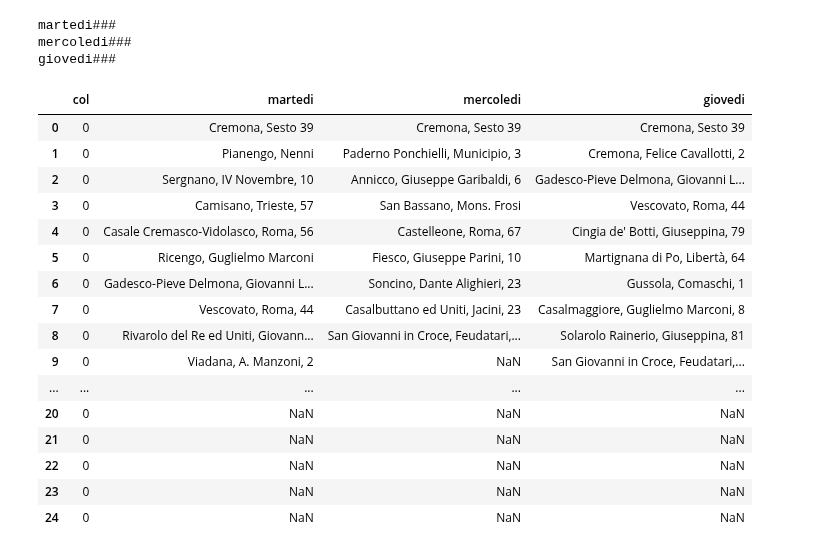
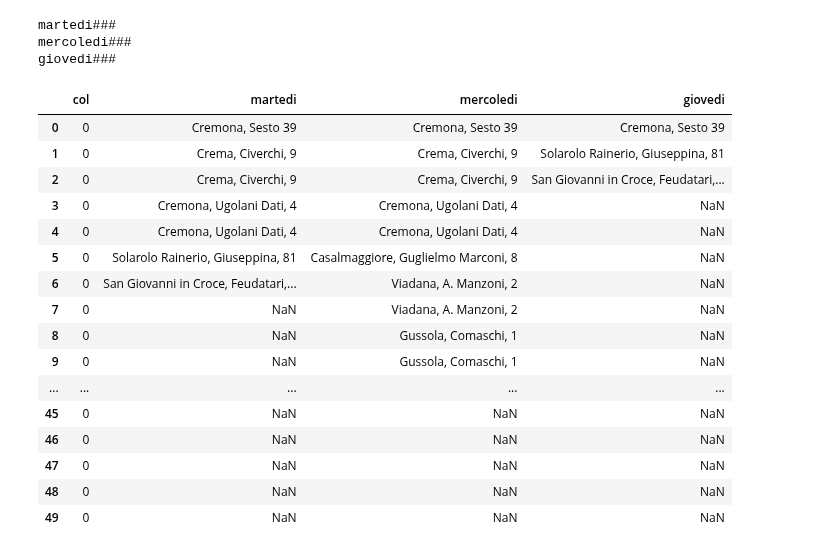
Before and after one commit to MassimoCavagna/Bachelor-Thesis, a Jupyter notebook: Algoritmi/multi-vehicle local search.ipynb, the cells around one changed output. Saved outputs shown, nothing was run; the diff lists cells and outputs as text; code cells hidden in the pictures.

```diff
--- a/Algoritmi/multi-vehicle local search.ipynb
+++ b/Algoritmi/multi-vehicle local search.ipynb
@@ -96,7 +96,7 @@ def get_best_improvement(curr_day, from_vehicle, to_vehicle, best_improvement, b
 
         #If there's an improvement we update "best" variables, in other case we skip to next day
         #print(local_improvement)
-        if local_improvement<0:
+        if local_improvement=="":
             continue
         elif local_improvement>best_improvement:
             best_improvement = local_improvement
@@ -112,7 +112,7 @@ def get_best_improvement(curr_day, from_vehicle, to_vehicle, best_improvement, b
 #in the other day/veichle routing lists.
 #The location will be moved only if the improvement is positive
 #In case of different positive improvement we move in the higher
-pudding = 25
+pudding = 50
 week = ["lunedi", "martedi", "mercoledi", "giovedi", "venerdi"]
 short_week = ["martedi", "mercoledi", "giovedi"]
 fur1_copy = pd.DataFrame({})
@@ -148,7 +148,7 @@ for day in week:
         best_improvement, best_day, best_vehicle, best_idx = get_best_improvement(day, 1, 2, best_improvement, best_day, best_vehicle, best_idx, to_insert, curr_from_list, fur1_copy, fur2_copy)
 
         #If best_day isn't modified where isn't an improvement for every day/veichle
-        if(best_day==""):
+        if(best_improvement==-1000):
             continue
         else:
             #Remove from origin list and insert into target list
@@ -157,6 +157,7 @@ for day in week:
             if(best_vehicle==1):
                 #print(f"{to_insert} miglioramento veicolo 1 a {best_day}")
                 temp_list = list(fur1_copy[best_day].dropna())
+                temp_list.insert(best_idx, to_insert)
                 #temp_list.append("Ostiano, Mazzini, 1")
                 padding = pd.Series([np.nan]*(pudding-len(temp_list)))
                 temp_list = pd.concat([pd.Series(temp_list), padding], ignore_index=True)
@@ -205,7 +226,7 @@ venerdi###
 #in the other day/veichle routing lists.
 #The location will be moved only if the improvement is positive
 #In case of different positive improvement we move in the higher
-pudding = 25
+pudding = 50
 
 for day in short_week:
     #day="lunedi"
@@ -233,52 +254,54 @@ for day in short_week:
         best_improvement, best_day, best_veichle, best_idx = get_best_improvement(day, 2, 2, best_improvement, best_day, best_veichle, best_idx, to_insert, curr_from_list, fur1_copy, fur2_copy)
 
         #If best_day isn't modified where isn't an improvement for every day/veichle
-        if(best_day==""):
+        if(best_improvement==-1000):
             continue
         else:
             #Remove from origin list and insert into target list
             curr_from_list.remove(to_insert)
 
             if(best_veichle==1):
                 #print(f"{to_insert} miglioramento veicolo 1 a {best_day}")
                 temp_list = list(fur1_copy[best_day].dropna())
+                temp_list.insert(best_idx, to_insert)
                 #temp_list.append("Ostiano, Mazzini, 1")
                 padding = pd.Series([np.nan]*(pudding-len(temp_list)))
                 temp_list = pd.concat([pd.Series(temp_list), padding], ignore_index=True)
                 #fur1_copy[best_day] = fur1_copy[best_day].replace(list(fur1_copy[best_day]), temp_list)
                 fur1_copy[best_day] = pd.Series(temp_list).values
 
             elif(best_veichle==2):
                 #print(f"{to_insert} miglioramento veicolo 2 a {best_day}")
                 temp_list = list(fur2_copy[best_day].dropna())
                 temp_list.insert(best_idx, to_insert)
+                temp_list.insert(best_idx, to_insert)
                 #temp_list.append("Ostiano, Mazzini, 1")
                 padding = pd.Series([np.nan]*(pudding-len(temp_list)))
                 temp_list = pd.concat([pd.Series(temp_list), padding], ignore_index=True)
                 #fur2_copy[best_day] =  fur2_copy[best_day].replace(list(fur2_copy[best_day]), temp_list)
                 fur2_copy[best_day] = pd.Series(temp_list).values
     padding = pd.Series([np.nan]*(pudding-len(curr_from_list)))
     curr_from_list = pd.concat([pd.Series(curr_from_list), padding], ignore_index=True)
     fur2_copy[day] = pd.Series(curr_from_list).values
 fur2_copy
 # %% [output]
 martedi###
 mercoledi###
 giovedi###
 |  | col | martedi | mercoledi | giovedi |
 | 0 | 0 | Cremona, Sesto 39 | Cremona, Sesto 39 | Cremona, Sesto 39 |
-| 1 | 0 | Pianengo, Nenni | Paderno Ponchielli, Municipio, 3 | Cremona, Felice Cavallotti, 2 |
-| 2 | 0 | Sergnano, IV Novembre, 10 | Annicco, Giuseppe Garibaldi, 6 | Gadesco-Pieve Delmona, Giovanni L... |
-| 3 | 0 | Camisano, Trieste, 57 | San Bassano, Mons. Frosi | Vescovato, Roma, 44 |
-| 4 | 0 | Casale Cremasco-Vidolasco, Roma, 56 | Castelleone, Roma, 67 | Cingia de' Botti, Giuseppina, 79 |
-| 5 | 0 | Ricengo, Guglielmo Marconi | Fiesco, Giuseppe Parini, 10 | Martignana di Po, Libertà, 64 |
-| 6 | 0 | Gadesco-Pieve Delmona, Giovanni L... | Soncino, Dante Alighieri, 23 | Gussola, Comaschi, 1 |
-| 7 | 0 | Vescovato, Roma, 44 | Casalbuttano ed Uniti, Jacini, 23 | Casalmaggiore, Guglielmo Marconi, 8 |
-| 8 | 0 | Rivarolo del Re ed Uniti, Giovann... | San Giovanni in Croce, Feudatari,... | Solarolo Rainerio, Giuseppina, 81 |
-| 9 | 0 | Viadana, A. Manzoni, 2 | NaN | San Giovanni in Croce, Feudatari,... |
+| 1 | 0 | Crema, Civerchi, 9 | Crema, Civerchi, 9 | Solarolo Rainerio, Giuseppina, 81 |
+| 2 | 0 | Crema, Civerchi, 9 | Crema, Civerchi, 9 | San Giovanni in Croce, Feudatari,... |
+| 3 | 0 | Cremona, Ugolani Dati, 4 | Cremona, Ugolani Dati, 4 | NaN |
+| 4 | 0 | Cremona, Ugolani Dati, 4 | Cremona, Ugolani Dati, 4 | NaN |
+| 5 | 0 | Solarolo Rainerio, Giuseppina, 81 | Casalmaggiore, Guglielmo Marconi, 8 | NaN |
+| 6 | 0 | San Giovanni in Croce, Feudatari,... | Viadana, A. Manzoni, 2 | NaN |
+| 7 | 0 | NaN | Viadana, A. Manzoni, 2 | NaN |
+| 8 | 0 | NaN | Gussola, Comaschi, 1 | NaN |
+| 9 | 0 | NaN | Gussola, Comaschi, 1 | NaN |
 | ... | ... | ... | ... | ... |
-| 20 | 0 | NaN | NaN | NaN |
-| 21 | 0 | NaN | NaN | NaN |
-| 22 | 0 | NaN | NaN | NaN |
-| 23 | 0 | NaN | NaN | NaN |
-| 24 | 0 | NaN | NaN | NaN |
+| 45 | 0 | NaN | NaN | NaN |
+| 46 | 0 | NaN | NaN | NaN |
+| 47 | 0 | NaN | NaN | NaN |
+| 48 | 0 | NaN | NaN | NaN |
+| 49 | 0 | NaN | NaN | NaN |
```
Also changed, not shown: parts of 5 cells of this notebook, 8 other files.
